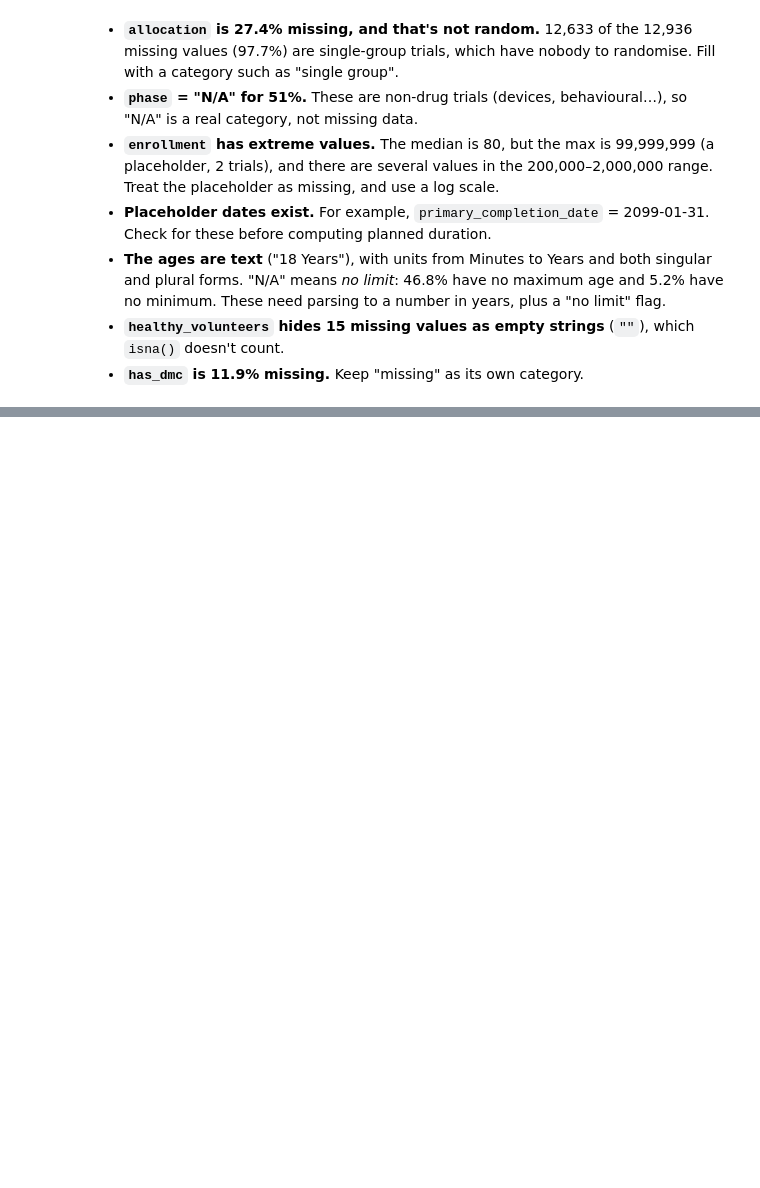
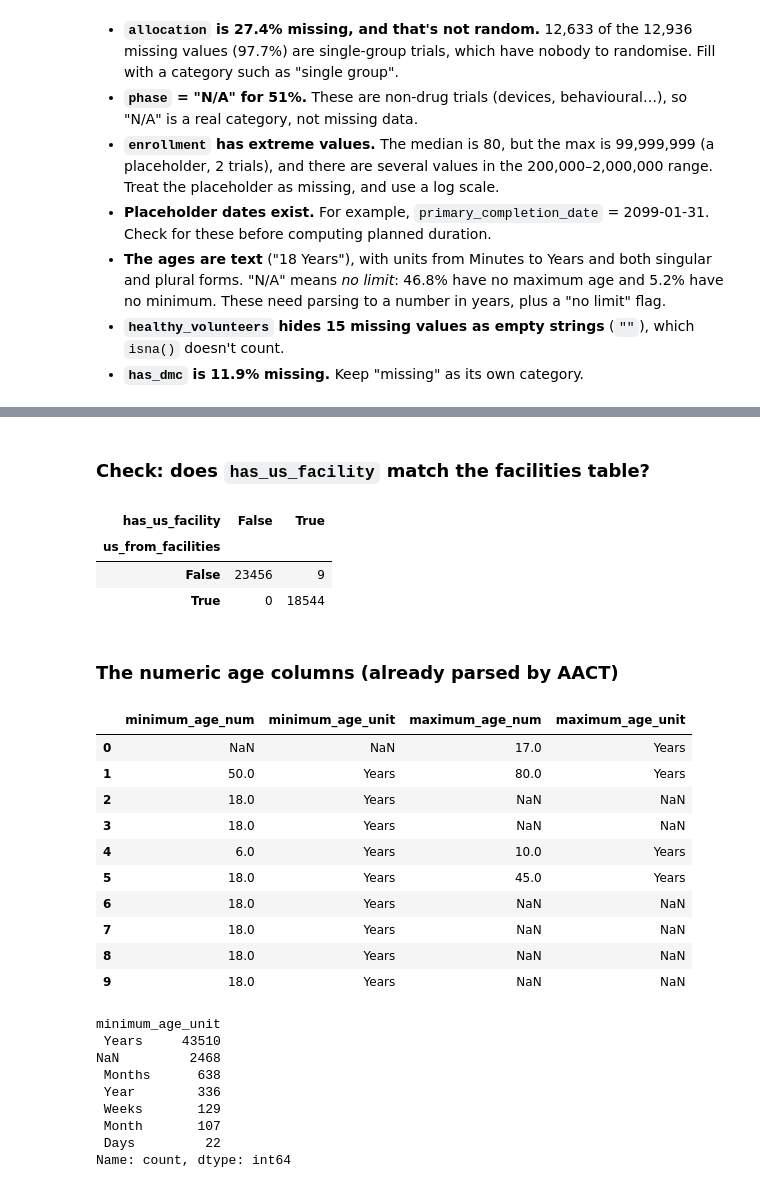
Before and after one commit to rayenlatrech/clinical-trial-termination, a Jupyter notebook: notebooks/02_feature_eda.ipynb, the cells around one changed output, grey strips where cells are left out. Saved outputs shown, nothing was run; the diff lists cells and outputs as text; code cells hidden in the pictures; blank space fills up the shorter version.

```diff
--- a/notebooks/02_feature_eda.ipynb
+++ b/notebooks/02_feature_eda.ipynb
@@ -265,0 +716,46 @@ Name: count, dtype: int64
+# %% [markdown]
+### Check: does `has_us_facility` match the facilities table?
+# %%
+if "has_us_facility" in calculated.columns:
+    us_from_facilities = (facilities["country"].eq("United States")
+                          .groupby(facilities["nct_id"]).any()
+                          .rename("us_from_facilities"))
+    us_check = pd.concat(
+        [us_from_facilities, calculated.set_index("nct_id")["has_us_facility"]], axis=1
+    )
+    display(pd.crosstab(us_check["us_from_facilities"],
+                        us_check["has_us_facility"].astype(str)))
+# %% [output]
+| has_us_facility | False | True |
+| us_from_facilities |  |  |
+| False | 23456 | 9 |
+| True | 0 | 18544 |
+# %% [markdown]
+### The numeric age columns (already parsed by AACT)
+# %%
+age_cols = [c for c in ["minimum_age_num", "minimum_age_unit",
+                         "maximum_age_num", "maximum_age_unit"] if c in calculated.columns]
+display(calculated[age_cols].head(10))
+if "minimum_age_unit" in calculated.columns:
+    display(calculated["minimum_age_unit"].value_counts(dropna=False))
+# %% [output]
+|  | minimum_age_num | minimum_age_unit | maximum_age_num | maximum_age_unit |
+| 0 | NaN | NaN | 17.0 | Years |
+| 1 | 50.0 | Years | 80.0 | Years |
+| 2 | 18.0 | Years | NaN | NaN |
+| 3 | 18.0 | Years | NaN | NaN |
+| 4 | 6.0 | Years | 10.0 | Years |
+| 5 | 18.0 | Years | 45.0 | Years |
+| 6 | 18.0 | Years | NaN | NaN |
+| 7 | 18.0 | Years | NaN | NaN |
+| 8 | 18.0 | Years | NaN | NaN |
+| 9 | 18.0 | Years | NaN | NaN |
+minimum_age_unit
+ Years     43510
+NaN         2468
+ Months      638
+ Year        336
+ Weeks       129
+ Month       107
+ Days         22
+Name: count, dtype: int64
```
Also changed, not shown: parts of 47 cells of this notebook, 3 other files.
